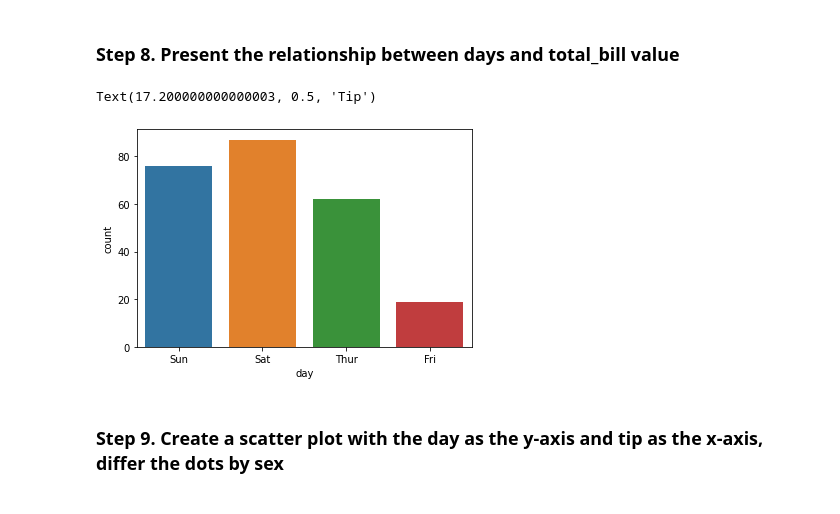
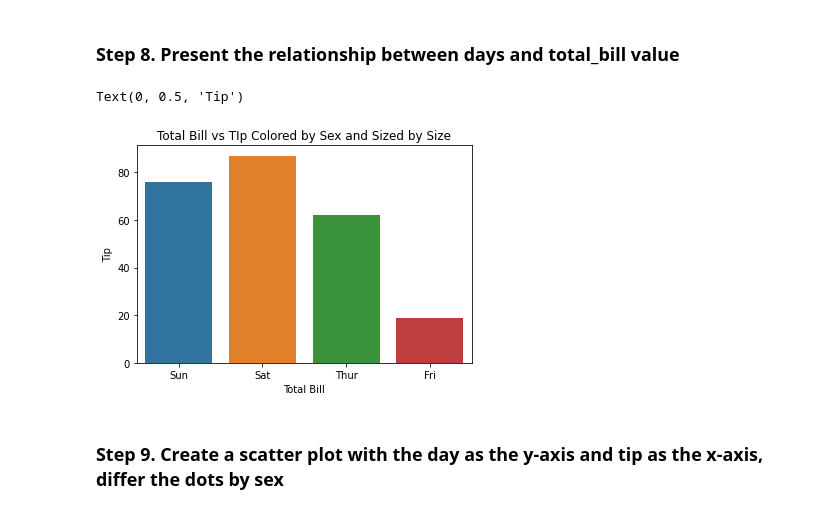
Before and after one commit to annyum0515/ESA, a Jupyter notebook: 0926_과제_tips_Exercises.ipynb, the cells around one changed output. Drawn from its saved outputs; the diff is of its cells as text; code cells hidden in the pictures.

```diff
--- a/0926_과제_tips_Exercises.ipynb
+++ b/0926_과제_tips_Exercises.ipynb
@@ -89,14 +81,14 @@ Text(0, 0.5, 'Tip')
 # %% [markdown]
 ### Step 8. Present the relationship between days and total_bill value
 # %%
-ax = plt.subplots()
-ax  = sns.countplot('day', data=tips)
+axes1 = plt.subplots()
+axes1 = sns.countplot('day', data=tips)
 
 axes1.set_title('Total Bill vs TIp Colored by Sex and Sized by Size')
 axes1.set_xlabel('Total Bill')
 axes1.set_ylabel('Tip')
 # %% [output]
-Text(17.200000000000003, 0.5, 'Tip')
+Text(0, 0.5, 'Tip')
-[figure, old version]
+[figure, new version]
 # %% [markdown]
 ### Step 9. Create a scatter plot with the day as the y-axis and tip as the x-axis, differ the dots by sex
```
Also changed, not shown: parts of 5 cells of this notebook.
